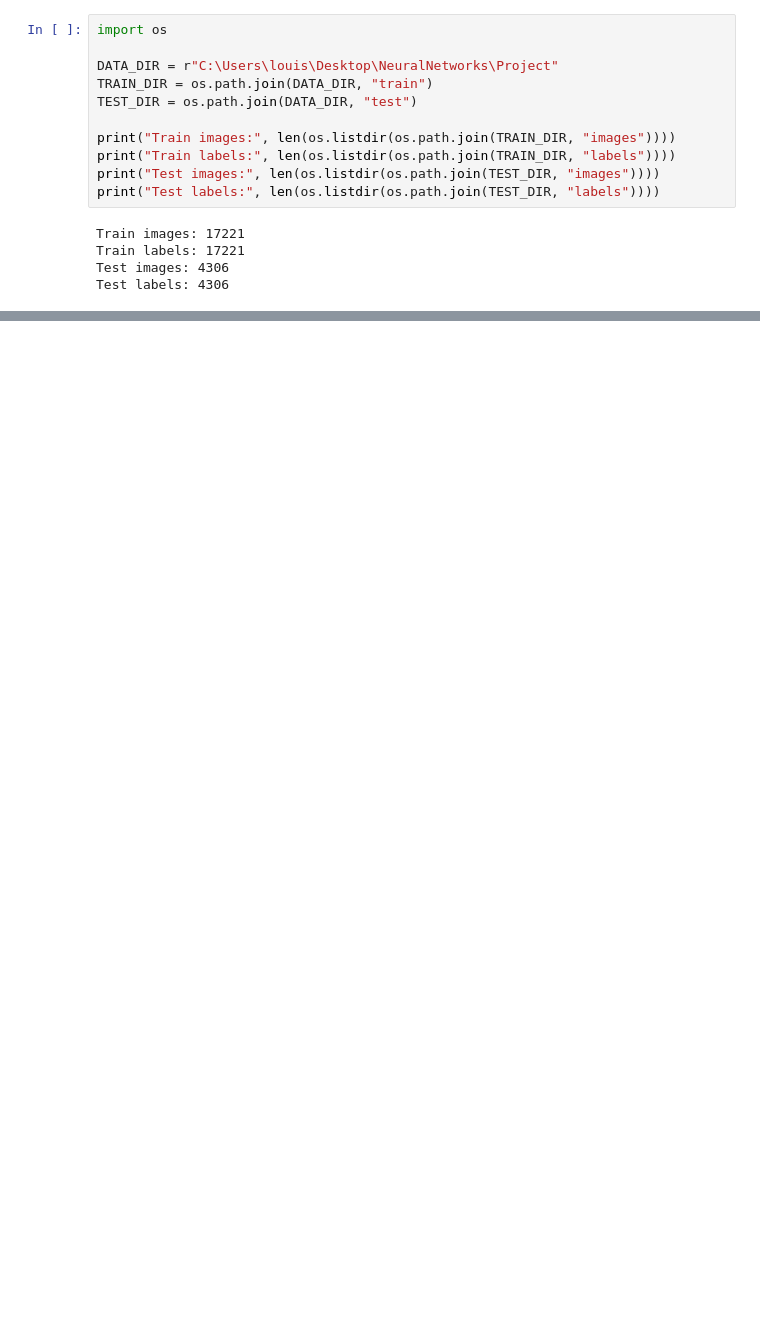
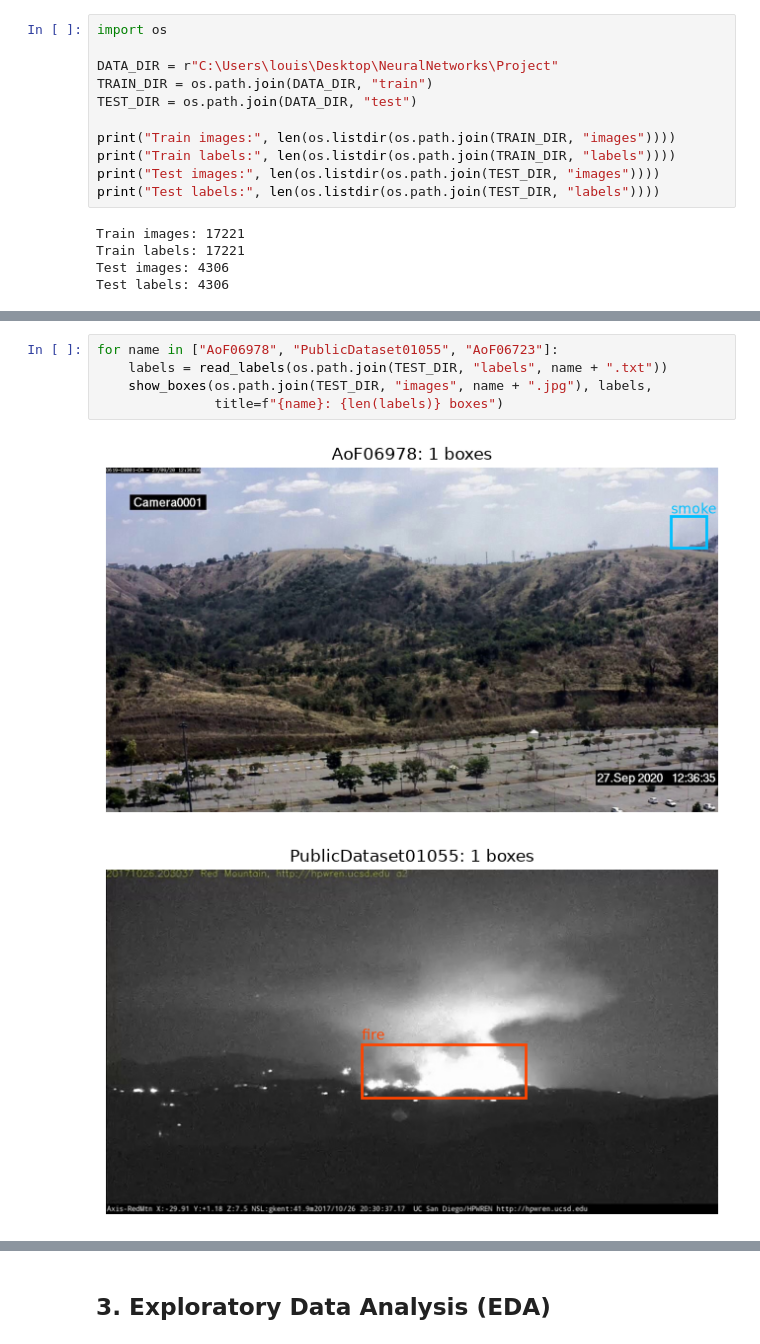
Before and after one commit to Lou1sThomas/NeuralNetworks-Group26, a Jupyter notebook: notebooks/01_data_exploration.ipynb, the cells around one changed output, grey strips where cells are left out. Cells and saved outputs as stored; diff of their text form; blank space fills up the shorter version.

Commit message:
data exploration further

```diff
--- a/notebooks/01_data_exploration.ipynb
+++ b/notebooks/01_data_exploration.ipynb
@@ -40,0 +105,8 @@ Test labels: 4306
+# %%
+for name in ["AoF06978", "PublicDataset01055", "AoF06723"]:
+    labels = read_labels(os.path.join(TEST_DIR, "labels", name + ".txt"))
+    show_boxes(os.path.join(TEST_DIR, "images", name + ".jpg"), labels,
+               title=f"{name}: {len(labels)} boxes")
+# %% [output]
+[figure, added]
+[figure, added]
@@ -40,0 +114,2 @@ Test labels: 4306
+# %% [markdown]
+## 3. Exploratory Data Analysis (EDA)
```
Also changed, not shown: parts of 12 cells of this notebook.
